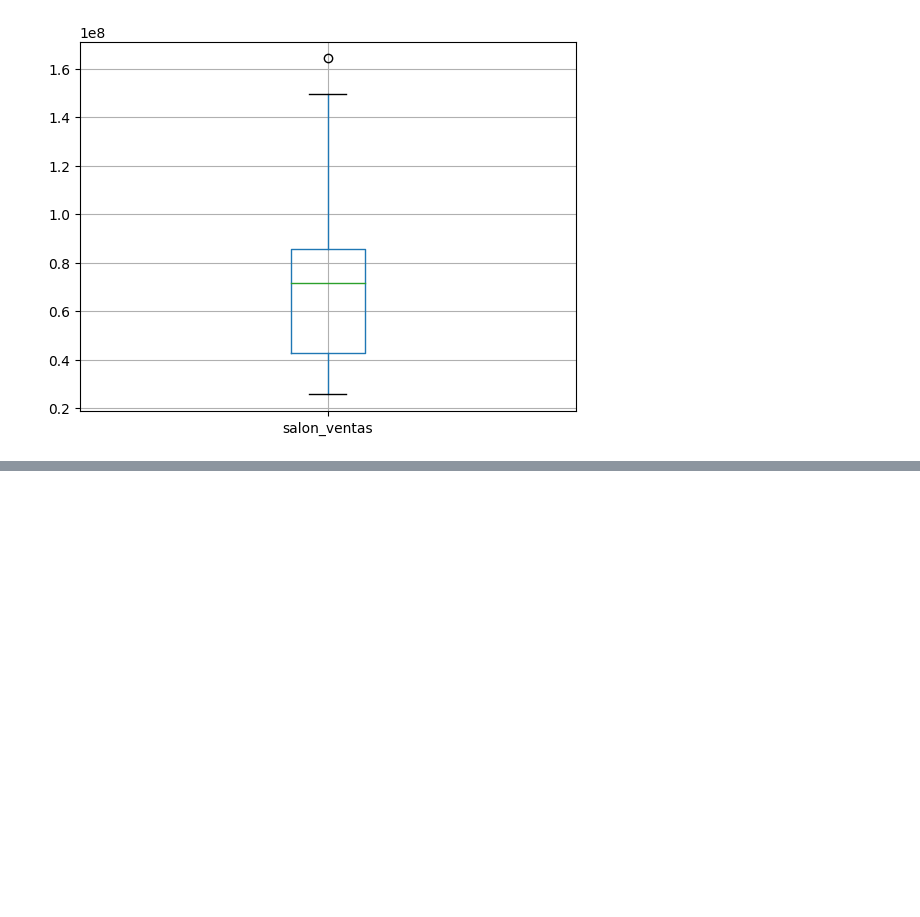
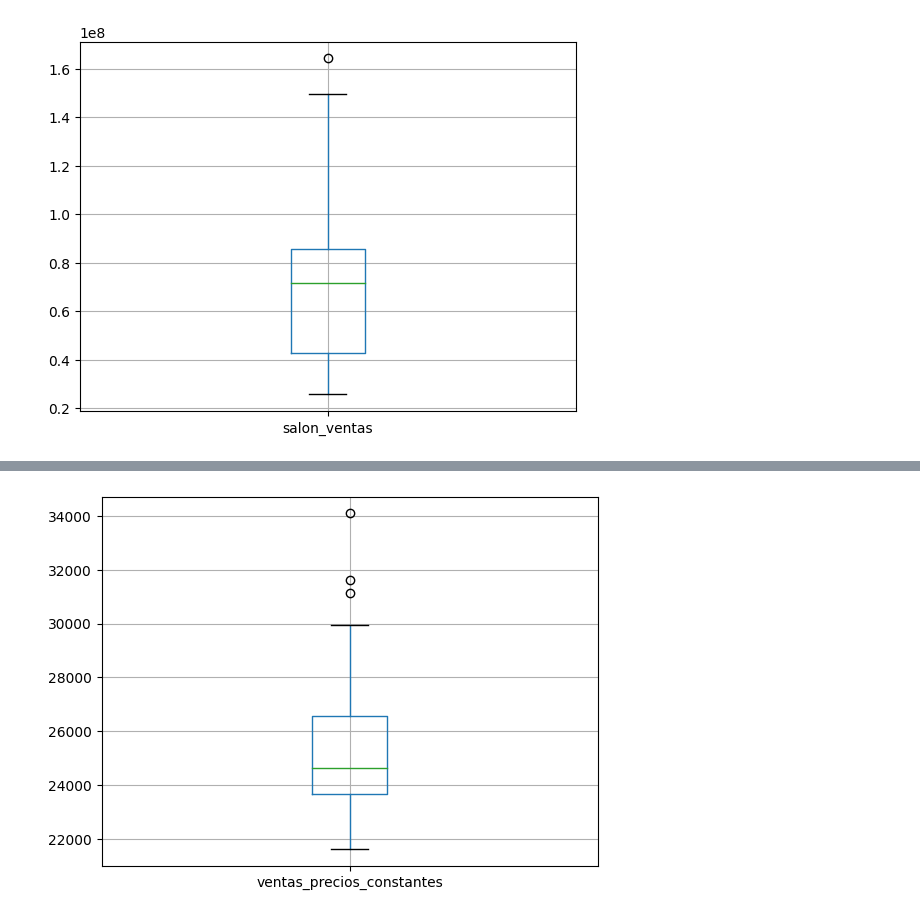
Before and after one commit to Ick3r/Actividad_3, a Jupyter notebook: Outliers.ipynb, the cells around one changed output, grey strips where cells are left out. Cells and saved outputs as stored; diff of their text form; code cells hidden in the pictures; blank space fills up the shorter version.

Commit message:
eliminamos datos atipicos de vntas_precos_constant

```diff
--- a/Outliers.ipynb
+++ b/Outliers.ipynb
@@ -356,3 +356,15 @@ boxplot = data_clean_salon_venta.boxplot(column=['salon_ventas'])
 # %%
 #Vemos como se han eliminado nuestros outline values; sin embargo, siguen existiendo estos valores en nuestra
 #variable debido a que nuevamente se han ajustado nuestro grafico y algunos quedan fuera de nuestro rango
+# %%
+#ventas_precios_constantes
+#Método aplicando desviación estandar. Encuentro los valores extremos
+y=data2["ventas_precios_constantes"]
+Limite_Superior= y.mean() + 3*y.std()
+Limite_Inferior= y.mean() - 3*y.std()
+print("Limite superior permitido", Limite_Superior)
+print("Limite inferior permitido", Limite_Inferior)
+
+#Encontramos Ouliers
+outliers_ventas_precios_constantes= data2[(y>Limite_Superior)|(y<Limite_Inferior)]
+outliers_ventas_precios_constantes
@@ -358,0 +377,8 @@ boxplot = data_clean_salon_venta.boxplot(column=['salon_ventas'])
+# %%
+#ventas_precios_constantes
+data_clean_ventas_precios_constantes= data2[(y<=Limite_Superior)&(y>=Limite_Inferior)]
+data_clean_ventas_precios_constantes
+
+boxplot = data_clean_ventas_precios_constantes.boxplot(column=['ventas_precios_constantes'])
+# %% [output]
+[figure, added]
```
Also changed, not shown: parts of 2 cells of this notebook.
